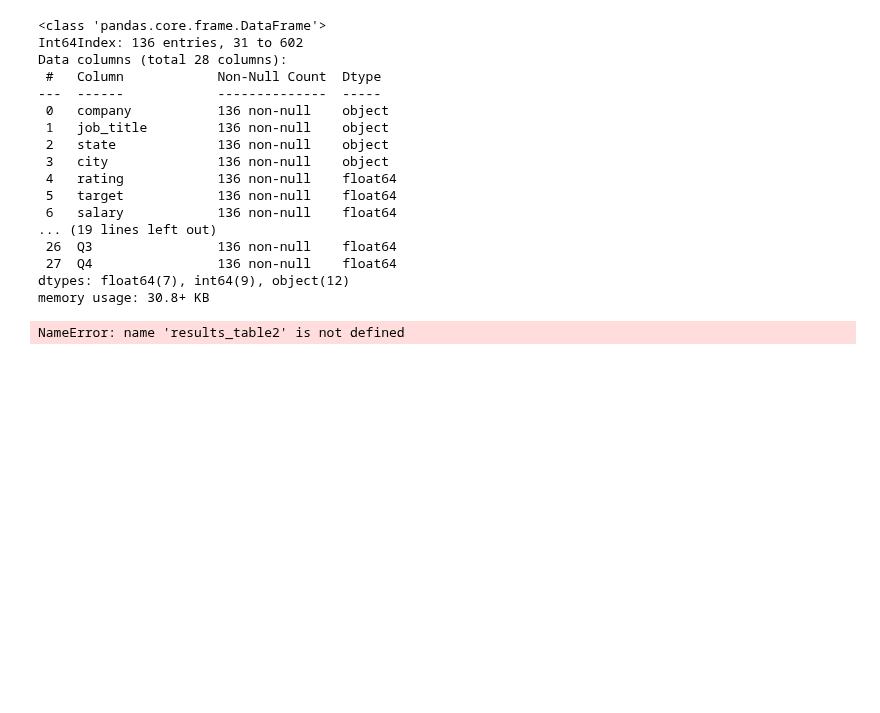
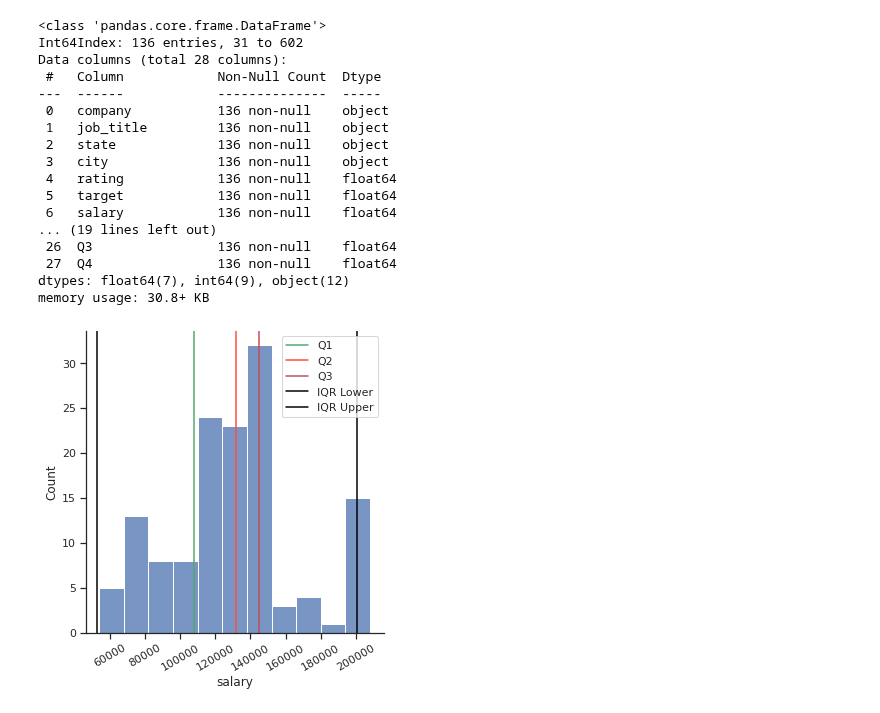
Before and after one commit to 333Kenji/indeedjobscraper, a Jupyter notebook: docs/3_NLP_and_ML_Pipeline.ipynb, the cells around one changed output. Saved outputs shown, nothing was run; the diff lists cells and outputs as text; code cells hidden in the pictures; blank space fills up the shorter version.

```diff
--- a/docs/3_NLP_and_ML_Pipeline.ipynb
+++ b/docs/3_NLP_and_ML_Pipeline.ipynb
@@ -692,31 +692,31 @@ Data columns (total 28 columns):
 dtypes: float64(7), int64(9), object(12)
 memory usage: 30.8+ KB
 # %%
-q1 = np.quantile(results_table2.salary, 0.25)
-q2 = np.quantile(results_table2.salary, 0.5)
-q3 = np.quantile(results_table2.salary, 0.75)
+q1 = np.quantile(results_table.salary, 0.25)
+q2 = np.quantile(results_table.salary, 0.5)
+q3 = np.quantile(results_table.salary, 0.75)
 
 # calc iqr
 iqr = (q3 - q1)
 # expand iqr to discern outliers
 iqr_x = iqr*1.5
 
 # setting the lower and upper limits
 iqr_lower = q1-iqr_x
 iqr_upper = q3+iqr_x
 
 
-sns.displot(results_table2.salary)
+sns.displot(results_table.salary)
 plt.axvline(x=q1, label="Q1", c = 'g')
 plt.axvline(x=q2, label="Q2", c = '#fd4d3f')
 plt.axvline(x=q3, label="Q3", c = 'r')
 
 plt.axvline(x=iqr_lower, label = 'IQR Lower', c = 'black')
 plt.axvline(x=iqr_upper, label = 'IQR Upper', c = 'black')
 plt.xticks(rotation=30)
 plt.legend()
 plt.show()
 # %% [output]
-NameError: name 'results_table2' is not defined
+[figure, added]
 # %%
 results_table.Q.value_counts()
```
Also changed, not shown: parts of 1 cell of this notebook.
